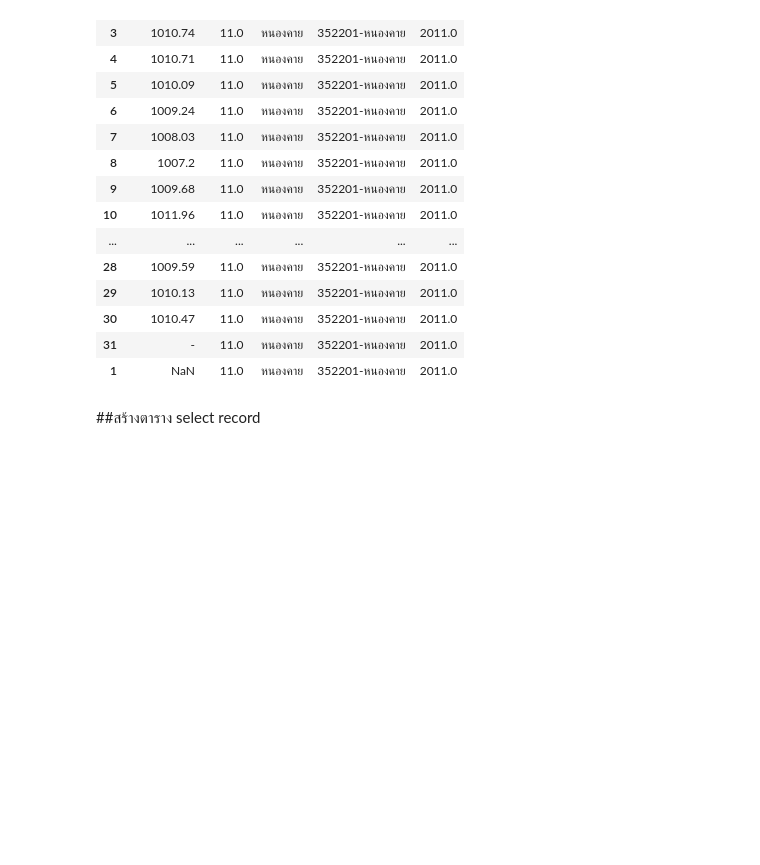
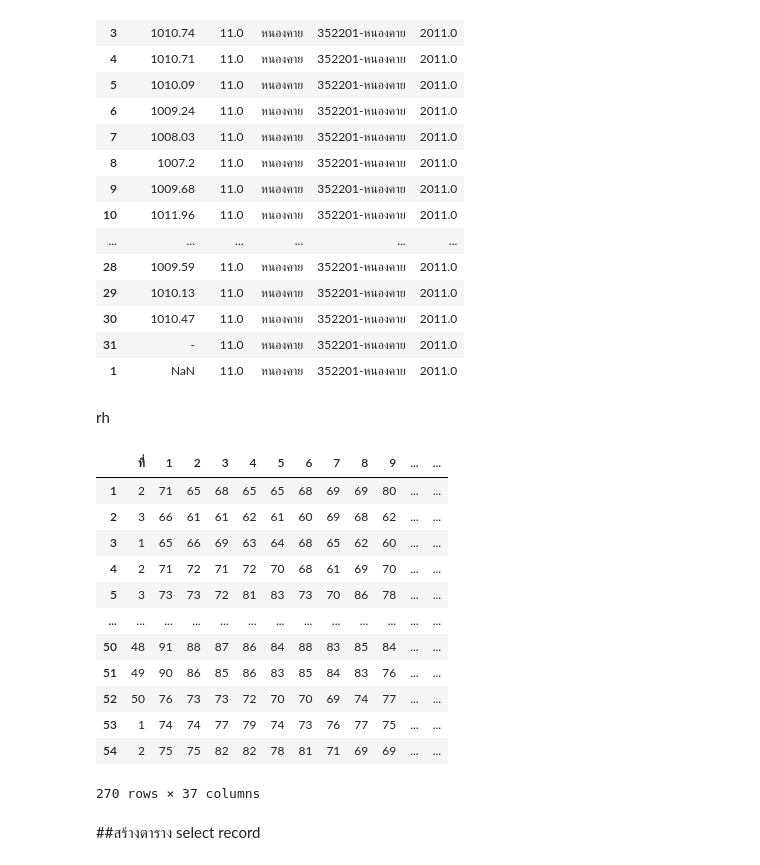
Before and after one commit to sucheerarighthere/bsc_dpdm22, a Jupyter notebook: QUIZ.ipynb, the cells around one changed output. Saved outputs shown, nothing was run; the diff lists cells and outputs as text; code cells hidden in the pictures; blank space fills up the shorter version.

```diff
--- a/QUIZ.ipynb
+++ b/QUIZ.ipynb
@@ -725,5 +725,23 @@ yoyo.rename(columns={1:'ความกดอากาศ'})
 | 30 | 1010.47 | 11.0 | หนองคาย | 352201-หนองคาย | 2011.0 |
 | 31 | - | 11.0 | หนองคาย | 352201-หนองคาย | 2011.0 |
 | 1 | NaN | 11.0 | หนองคาย | 352201-หนองคาย | 2011.0 |
+# %% [markdown]
+rh
+# %%
+rh
+# %% [output]
+|  | ที่ | 1 | 2 | 3 | 4 | 5 | 6 | 7 | 8 | 9 | ... | ... |
+| 1 | 2 | 71 | 65 | 68 | 65 | 65 | 68 | 69 | 69 | 80 | ... | ... |
+| 2 | 3 | 66 | 61 | 61 | 62 | 61 | 60 | 69 | 68 | 62 | ... | ... |
+| 3 | 1 | 65 | 66 | 69 | 63 | 64 | 68 | 65 | 62 | 60 | ... | ... |
+| 4 | 2 | 71 | 72 | 71 | 72 | 70 | 68 | 61 | 69 | 70 | ... | ... |
+| 5 | 3 | 73 | 73 | 72 | 81 | 83 | 73 | 70 | 86 | 78 | ... | ... |
+| ... | ... | ... | ... | ... | ... | ... | ... | ... | ... | ... | ... | ... |
+| 50 | 48 | 91 | 88 | 87 | 86 | 84 | 88 | 83 | 85 | 84 | ... | ... |
+| 51 | 49 | 90 | 86 | 85 | 86 | 83 | 85 | 84 | 83 | 76 | ... | ... |
+| 52 | 50 | 76 | 73 | 73 | 72 | 70 | 70 | 69 | 74 | 77 | ... | ... |
+| 53 | 1 | 74 | 74 | 77 | 79 | 74 | 73 | 76 | 77 | 75 | ... | ... |
+| 54 | 2 | 75 | 75 | 82 | 82 | 78 | 81 | 71 | 69 | 69 | ... | ... |
+270 rows × 37 columns
 # %% [markdown]
 ##สร้างตาราง select record
```
